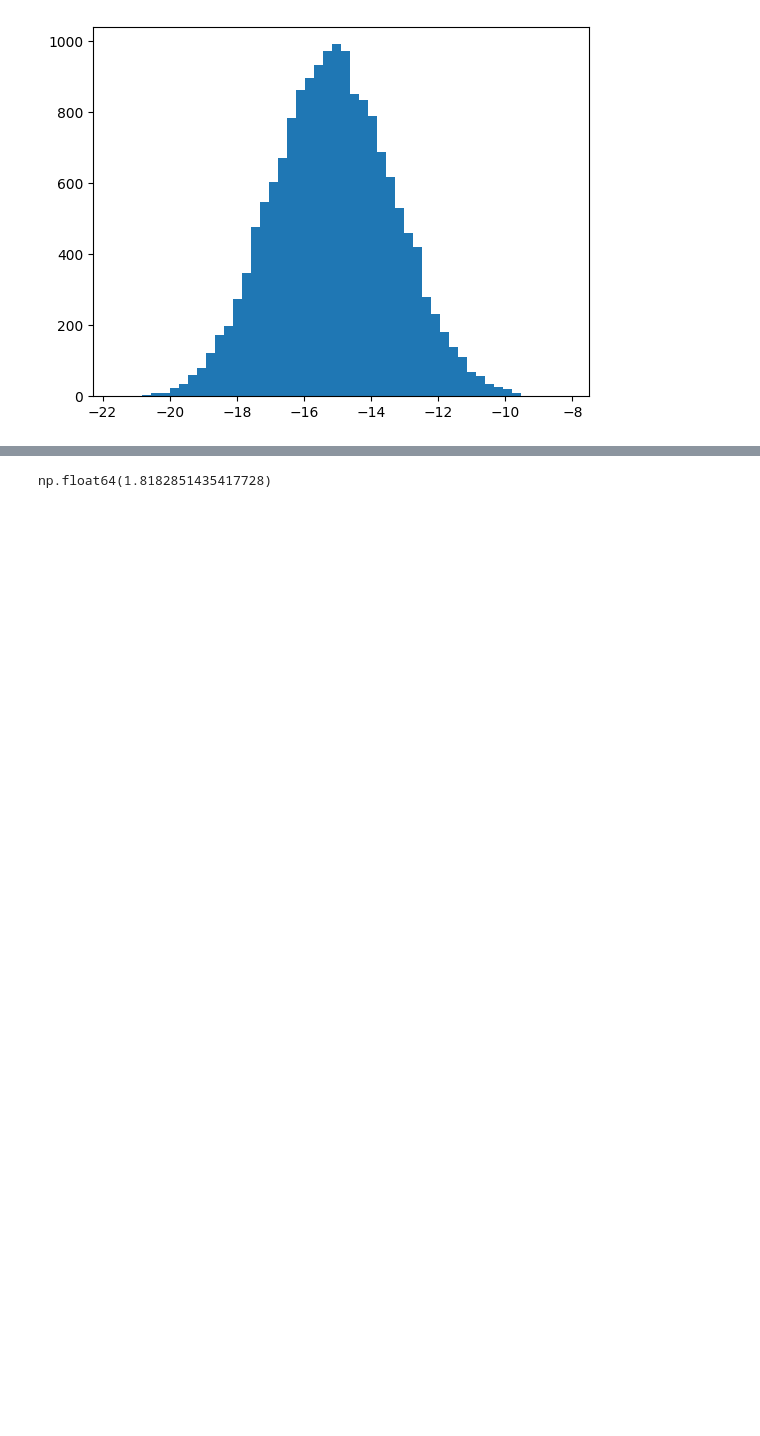
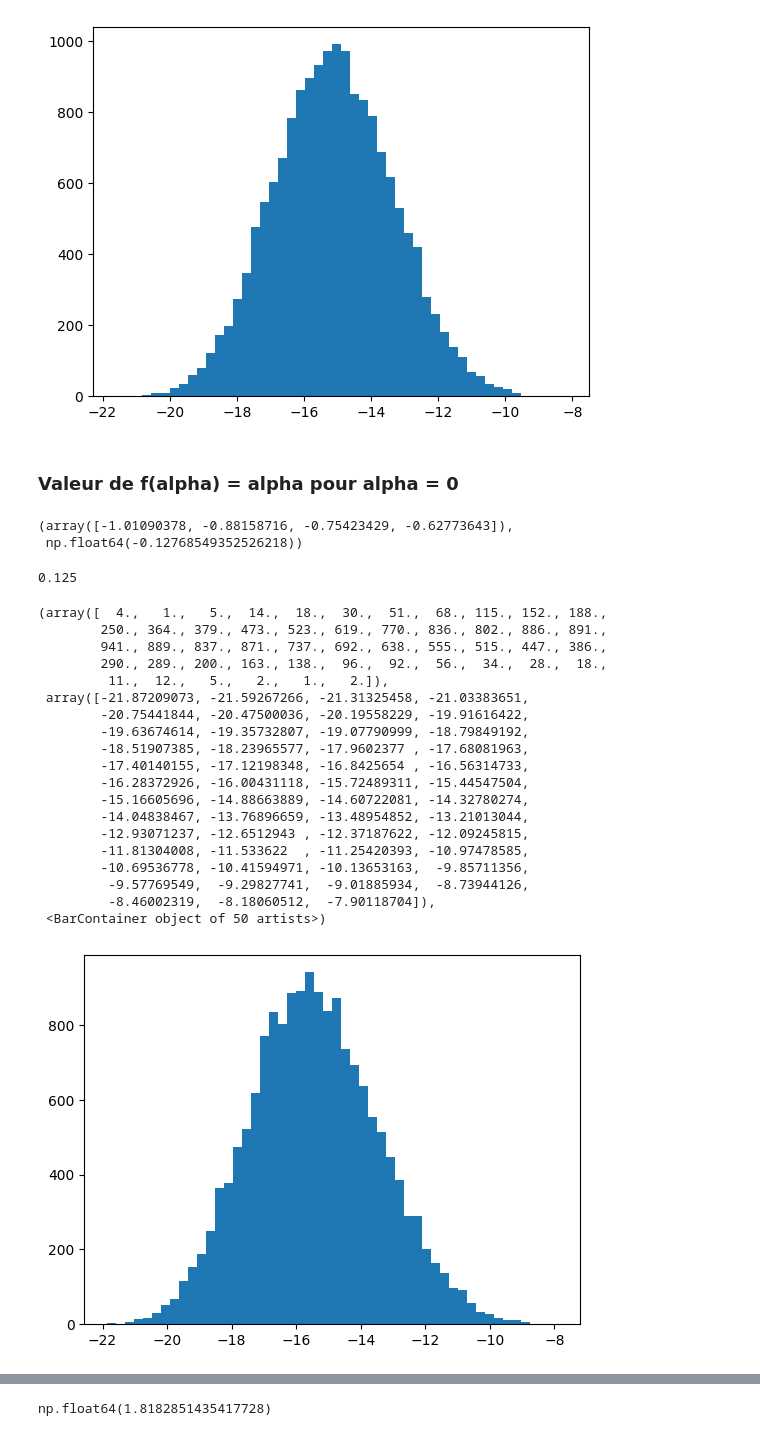
Before and after one commit to fsemecurbe/MMTMSS, a Jupyter notebook: MMTMSS.ipynb, the cells around one changed output, grey strips where cells are left out. Cells and saved outputs as stored; diff of their text form; code cells hidden in the pictures; blank space fills up the shorter version.

```diff
--- a/MMTMSS.ipynb
+++ b/MMTMSS.ipynb
@@ -89,3 +89,49 @@ plt.hist(np.log2(pop.flatten('F')), bins=100)
          -8.71806396,  -8.44935267,  -8.18064137]),
  <BarContainer object of 50 artists>)
 [figure]
+# %% [markdown]
+### Valeur de f(alpha) = alpha pour alpha = 0
+# %%
+sigma = 0.25
+lnc = multivariate_lognormal_cascade(12, sigma1=sigma, sigma2=.4, corr=.0)
+pop = block_reduce(lnc[:,:,0], block_size = (64,64), func = np.sum)
+entropies =  []
+entropies2 = []
+scales = np.array([i for i in range(4)])
+for i in scales:
+     small_arr = block_reduce(pop, block_size=(2**i,2**i), func=np.sum)
+     entropies.append(-np.mean(np.log2(small_arr)))
+     entropies2.append(-np.var(np.log2(small_arr)))
+entropies2 = np.array(entropies2)
+# %%
+entropies2, -np.sum((entropies2 - entropies2.mean()) * (scales - scales.mean())) / np.sum((scales - scales.mean())**2)
+# %% [output]
+(array([-1.01090378, -0.88158716, -0.75423429, -0.62773643]),
+ np.float64(-0.12768549352526218))
+# %%
+sigma**2 * 2
+# %% [output]
+0.125
+# %%
+plt.hist(np.log2(pop.flatten('F')), bins=50)
+# %% [output]
+(array([  4.,   1.,   5.,  14.,  18.,  30.,  51.,  68., 115., 152., 188.,
+        250., 364., 379., 473., 523., 619., 770., 836., 802., 886., 891.,
+        941., 889., 837., 871., 737., 692., 638., 555., 515., 447., 386.,
+        290., 289., 200., 163., 138.,  96.,  92.,  56.,  34.,  28.,  18.,
+         11.,  12.,   5.,   2.,   1.,   2.]),
+ array([-21.87209073, -21.59267266, -21.31325458, -21.03383651,
+        -20.75441844, -20.47500036, -20.19558229, -19.91616422,
+        -19.63674614, -19.35732807, -19.07790999, -18.79849192,
+        -18.51907385, -18.23965577, -17.9602377 , -17.68081963,
+        -17.40140155, -17.12198348, -16.8425654 , -16.56314733,
+        -16.28372926, -16.00431118, -15.72489311, -15.44547504,
+        -15.16605696, -14.88663889, -14.60722081, -14.32780274,
+        -14.04838467, -13.76896659, -13.48954852, -13.21013044,
+        -12.93071237, -12.6512943 , -12.37187622, -12.09245815,
+        -11.81304008, -11.533622  , -11.25420393, -10.97478585,
+        -10.69536778, -10.41594971, -10.13653163,  -9.85711356,
+         -9.57769549,  -9.29827741,  -9.01885934,  -8.73944126,
+         -8.46002319,  -8.18060512,  -7.90118704]),
+ <BarContainer object of 50 artists>)
+[figure, added]
```
Also changed, not shown: parts of 4 cells of this notebook.
